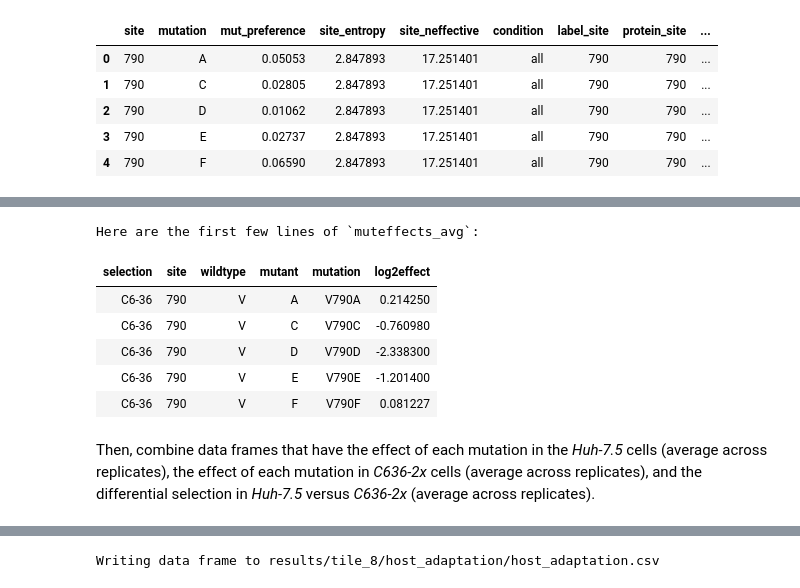
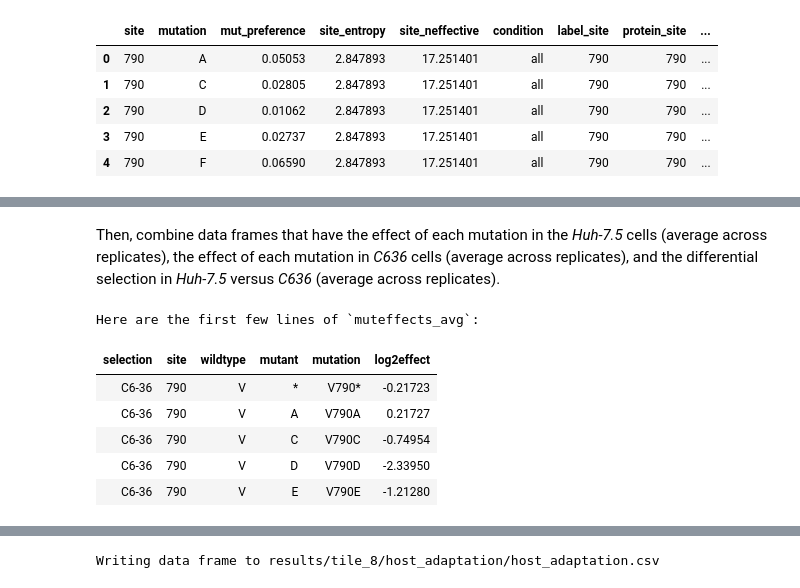
Before and after one commit to jbloomlab/ZIKV_DMS_NS5_EvansLab, a Jupyter notebook: results/notebooks/dms_tile_8_analysis.ipynb, the cells around one changed output, grey strips where cells are left out. Cells and saved outputs as stored; diff of their text form; code cells hidden in the pictures.

```diff
--- a/results/notebooks/dms_tile_8_analysis.ipynb
+++ b/results/notebooks/dms_tile_8_analysis.ipynb
@@ -591,0 +704,11 @@ First, we need to calculate the average effects (across replicates) of each muta
+# %%
+# calculate mutational effects
+muteffects_with_stop_files = {}
+for selection, prefs_csv in prefs_with_stop_files.items():
+    muteffects = dms_tools2.prefs.prefsToMutFromWtEffects(
+                    prefs=pd.read_csv(prefs_csv),
+                    charlist=aas_with_stop,
+                    wts=wt_aas_with_stop)
+    muteffects_with_stop_files[selection] = os.path.join(muteffects_stop_dir, f"{selection}_muteffects.csv")
+    print(f"Writing mutational effects for {selection} to {muteffects_with_stop_files[selection]}")
+    muteffects.to_csv(muteffects_with_stop_files[selection], index=False, float_format='%.5g')
@@ -592,30 +754,31 @@ First, we need to calculate the average effects (across replicates) of each muta
 # %%
-for selection, prefs_csv in prefs_files.items():
+# get wildtype codons
+for selection, prefs_csv in prefs_with_stop_files.items():
     muteffects = dms_tools2.prefs.prefsToMutFromWtEffects(
                     prefs=pd.read_csv(prefs_csv),
-                    charlist=AAS,
-                    wts=wt_aas)
+                    charlist=aas_with_stop,
+                    wts=wt_aas_with_stop)
     muteffects_files[selection] = os.path.join(muteffectsdir, f"{selection}_muteffects.csv")
 
-    # We need to add selection labels to our muteffects dataset
+    # we need to add selection labels to our muteffects dataset
     selections = ["Huh-7.5_", "C6-36"]
 
     for s in selections:
-        if s in muteffects_files[selection]:
-            sel_muteffects = pd.read_csv(muteffects_files[selection])
+        if s in muteffects_with_stop_files[selection]:
+            sel_muteffects = pd.read_csv(muteffects_with_stop_files[selection])
             sel_muteffects = sel_muteffects.assign(selection = lambda x: s.split("_", 1)[0])
-            print(f"Writing new Huh-7.5-selected CSV to {muteffects_files[selection]}; here are first few lines:")
-            sel_muteffects.to_csv(muteffects_files[selection], index=False)
+            print(f"Writing new {s}-selected CSV to {muteffects_with_stop_files[selection]}; here are first few lines:")
+            sel_muteffects.to_csv(muteffects_with_stop_files[selection], index=False)
             print(sel_muteffects.head())
 
 
-# Now we can create a new dataframe that contains both selected conditions
-df1 = pd.read_csv(muteffects_files['C6-36'])
-df2 = pd.read_csv(muteffects_files['Huh-7.5'])
-selection_muteffects = pd.concat([df1, df2])
+# now we can create a new dataframe that contains both selected conditions
+df1 = pd.read_csv(muteffects_with_stop_files['C6-36'])
+df2 = pd.read_csv(muteffects_with_stop_files['Huh-7.5'])
+selection_muteffects_w_stop = pd.concat([df1, df2])
 
-selection_muteffects_file = os.path.join(muteffectsdir, f"C636_Huh7.5_combo_avg_muteffects.csv")
+selection_muteffects_file = os.path.join(muteffects_stop_dir, f"C636_Huh7.5_combo_avg_muteffects.csv")
 print(f"Writing new average mut effects for both C6-36- and Huh-7.5-selected CSV to {selection_muteffects_file}; here are first few lines:")
-selection_muteffects.to_csv(selection_muteffects_file, index=False)
-print(selection_muteffects.head())
+selection_muteffects_w_stop.to_csv(selection_muteffects_file, index=False)
+print(selection_muteffects_w_stop.head())
 # %% [output]
@@ -639,20 +802,21 @@ Writing new Huh-7.5-selected CSV to results/tile_8/muteffects/Huh-7.5_muteffects
+# %% [markdown]
+Then, combine data frames that have the effect of each mutation in the *Huh-7.5* cells (average across replicates), the effect of each mutation in *C636* cells (average across replicates), and the differential selection in *Huh-7.5* versus *C636* (average across replicates).
 # %%
+# take the average muteffect across replicates
 muteffects_avg = (
-    selection_muteffects
+    selection_muteffects_w_stop
     .groupby(['selection', 'site', 'wildtype', 'mutant', 'mutation'])
     [['log2effect']]
     .aggregate('mean')
     .reset_index()
     )
 print('Here are the first few lines of `muteffects_avg`:')
 display(HTML(muteffects_avg.head().to_html(index=False)))
 # %% [output]
 Here are the first few lines of `muteffects_avg`:
 | selection | site | wildtype | mutant | mutation | log2effect |
-| C6-36 | 790 | V | A | V790A | 0.214250 |
-| C6-36 | 790 | V | C | V790C | -0.760980 |
-| C6-36 | 790 | V | D | V790D | -2.338300 |
-| C6-36 | 790 | V | E | V790E | -1.201400 |
-| C6-36 | 790 | V | F | V790F | 0.081227 |
+| C6-36 | 790 | V | * | V790* | -0.21723 |
+| C6-36 | 790 | V | A | V790A | 0.21727 |
+| C6-36 | 790 | V | C | V790C | -0.74954 |
+| C6-36 | 790 | V | D | V790D | -2.33950 |
+| C6-36 | 790 | V | E | V790E | -1.21280 |
-# %% [markdown]
-Then, combine data frames that have the effect of each mutation in the *Huh-7.5* cells (average across replicates), the effect of each mutation in *C636-2x* cells (average across replicates), and the differential selection in *Huh-7.5* versus *C636-2x* (average across replicates).
```
Also changed, not shown: parts of 35 cells of this notebook.
